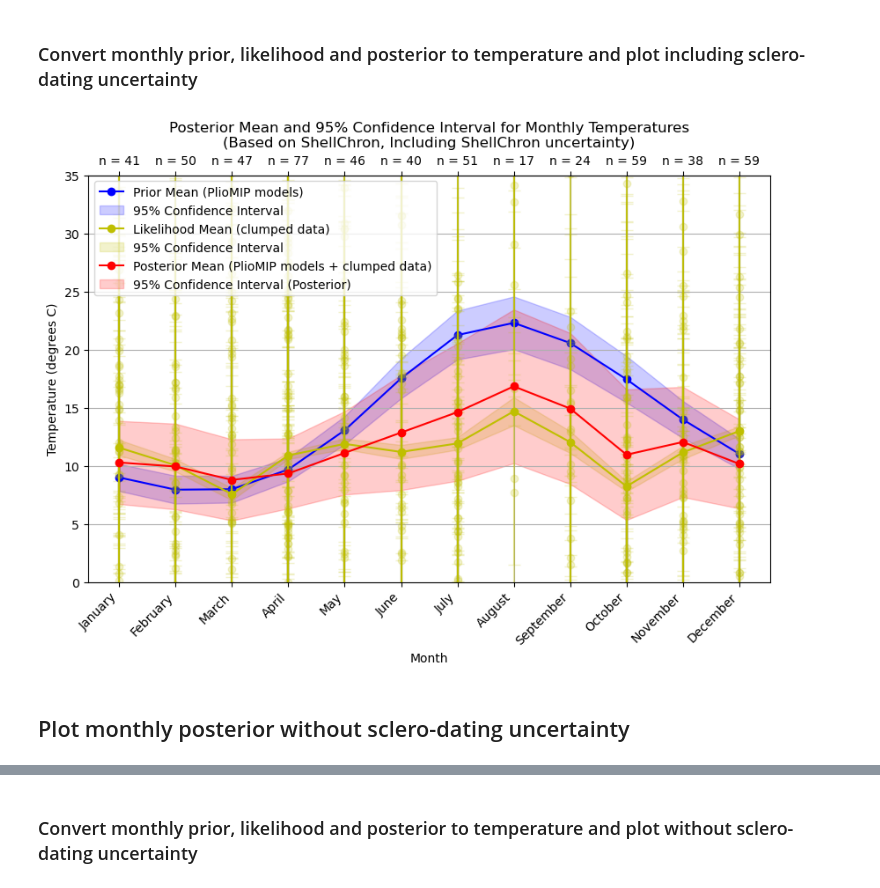
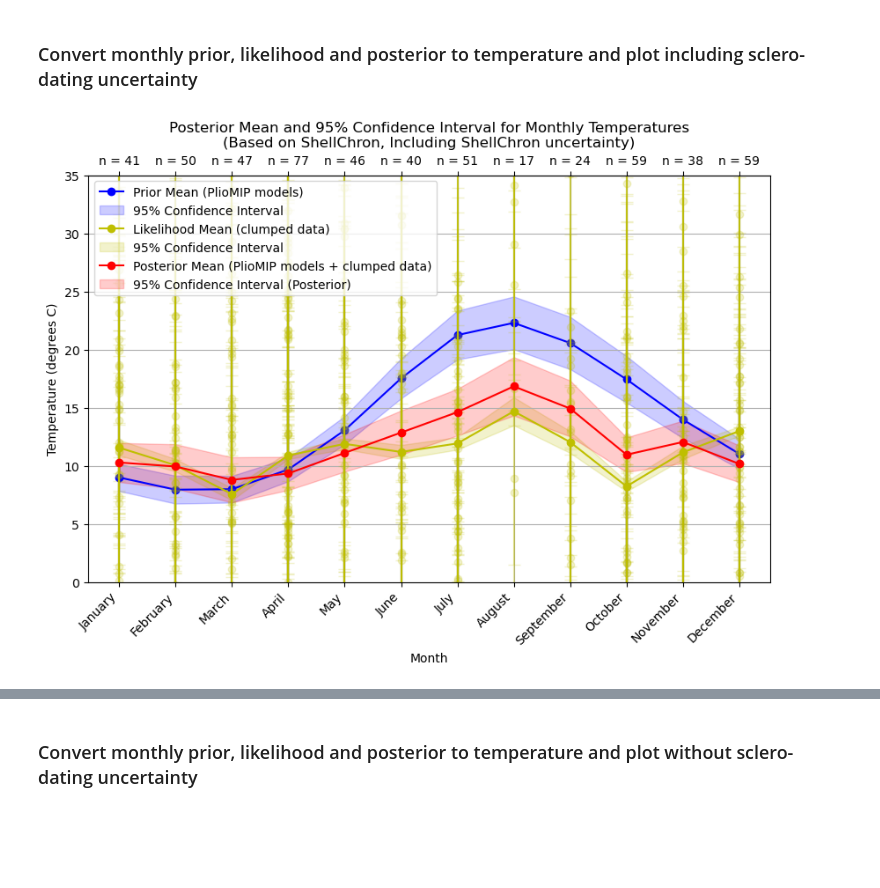
Before and after one commit to nielsjdewinter/SeasonalDA_script, a Jupyter notebook: Seasonal_DA_PWP4_SST.ipynb, the cells around one changed output, grey strips where cells are left out. Drawn from its saved outputs; the diff is of its cells as text; code cells hidden in the pictures; blank space fills up the shorter version.

```diff
--- a/Seasonal_DA_PWP4_SST.ipynb
+++ b/Seasonal_DA_PWP4_SST.ipynb
@@ -1322,8 +1424,8 @@ cov_prior_T = D47c.OGLS23.T47(D47 = mu_prior_original, sD47 = cov_prior_original
 mu_likelihood_monthly_T = D47c.OGLS23.T47(D47 = mu_likelihood_monthly, sD47 = std_likelihood_monthly, return_covar = True)[0]
 cov_likelihood_T = D47c.OGLS23.T47(D47 = mu_likelihood_monthly, sD47 = std_likelihood_monthly, return_covar = True)[1]
 # # Convert posterior D47 to temp
-mu_posterior_T = D47c.OGLS23.T47(D47 = mu_prior, sD47 = std_prior, return_covar = True)[0]
-cov_posterior_T = D47c.OGLS23.T47(D47 = mu_prior, sD47 = std_prior, return_covar = True)[1]
+mu_posterior_T = D47c.OGLS23.T47(D47 = mu_prior, sD47 = cov_prior, return_covar = True)[0]
+cov_posterior_T = D47c.OGLS23.T47(D47 = mu_prior, sD47 = cov_prior, return_covar = True)[1]
 
 # Plot in temperature domain
 std_prior_T = np.sqrt(np.diag(cov_prior_T))
@@ -1361,33 +1463,31 @@ for measurement in PWP_D47_dict: # Loop over measurements
     plt.plot(measurement["month_score"], D47c.OGLS23.T47(D47 = measurement["D47_corrETF_strict"], sD47 = measurement["D47_sd_ext"])[0], color = "y", marker = "o", alpha = 0.2)
     plt.errorbar(measurement["month_score"], D47c.OGLS23.T47(D47 = measurement["D47_corrETF_strict"], sD47 = measurement["D47_sd_ext"])[0], yerr = D47c.OGLS23.T47(D47 = measurement["D47_corrETF_strict"], sD47 = measurement["D47_sd_ext"])[1], color = "y", alpha = 0.2, capsize = 5)
 # Add numbers of datapoints used for updating to top
 secax = plt.gca().secondary_xaxis('top')
 secax.set_xticks(months)
 secax.set_xticklabels([f"n = {int(n)}" for n in n_update_monthly])
 secax.tick_params(axis = 'x', rotation = 0)
 
 # POSTERIOR
 # Add posterior mean
 plt.plot(months, mu_posterior_T, label = 'Posterior Mean (PlioMIP models + clumped data)', color = 'r', marker = 'o')
 # Add 95% confidence intervals for the posterior (mean ± 1.96 * std deviation)
 plt.fill_between(months,
     mu_posterior_T - stats.t.ppf(1 - 0.025, (n_update_monthly + n_models)) * std_posterior_T,
     mu_posterior_T + stats.t.ppf(1 - 0.025, (n_update_monthly + n_models)) * std_posterior_T,
     color = 'r',
     alpha = 0.2,
     label = '95% Confidence Interval (Posterior)'
 )
 
 # Plot layout
 plt.xticks(months, month_names, rotation = 45, ha = "right")
 plt.title('Posterior Mean and 95% Confidence Interval for Monthly Temperatures\n(Based on ShellChron, Including ShellChron uncertainty)')
 plt.xlabel('Month')
 plt.ylabel('Temperature (degrees C)')
 plt.ylim(0, 35)
 plt.legend(loc = 'upper left')
 plt.grid(True)
 plt.show()
 # %% [output]
-[figure, old version]
+[figure, new version]
-# %% [markdown]
-## Plot monthly posterior without sclero-dating uncertainty
```
Also changed, not shown: parts of 45 cells of this notebook, 3 other files.
